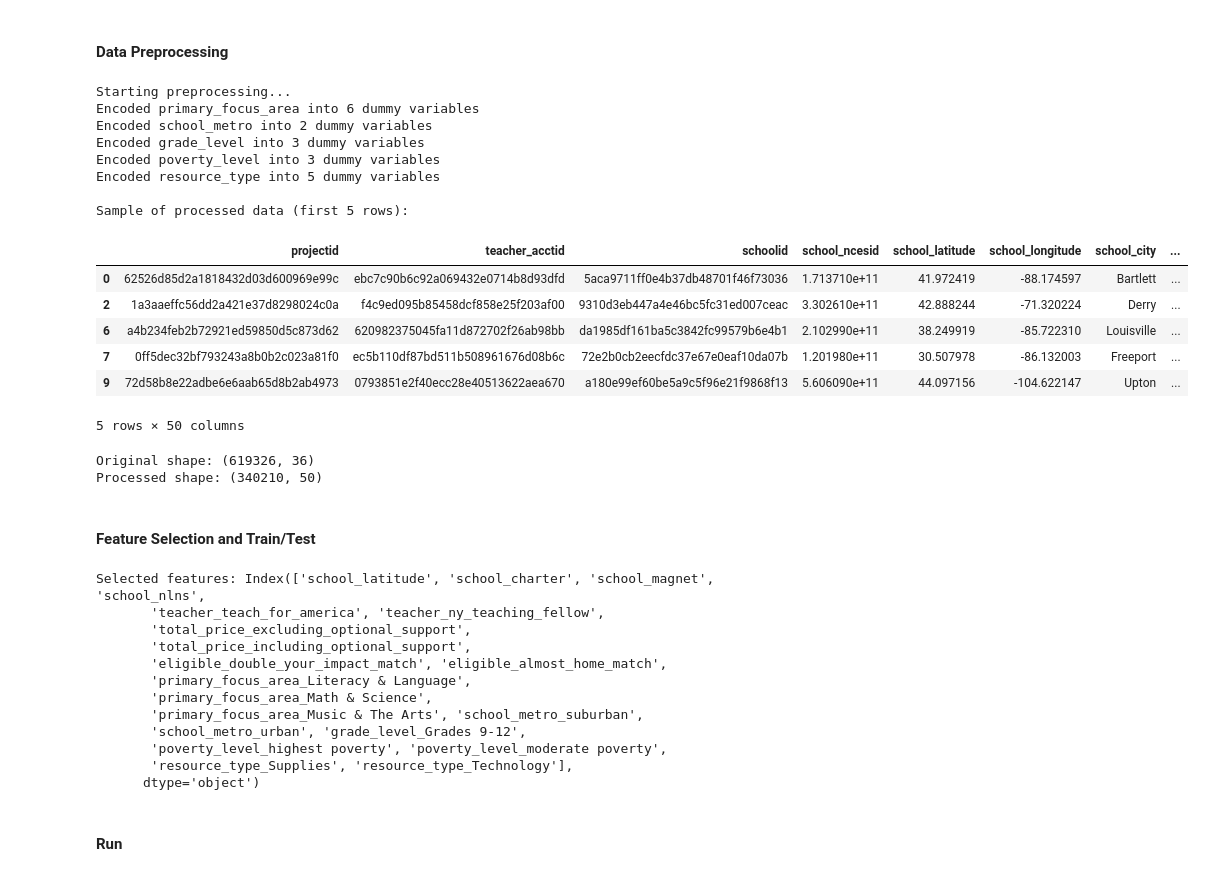
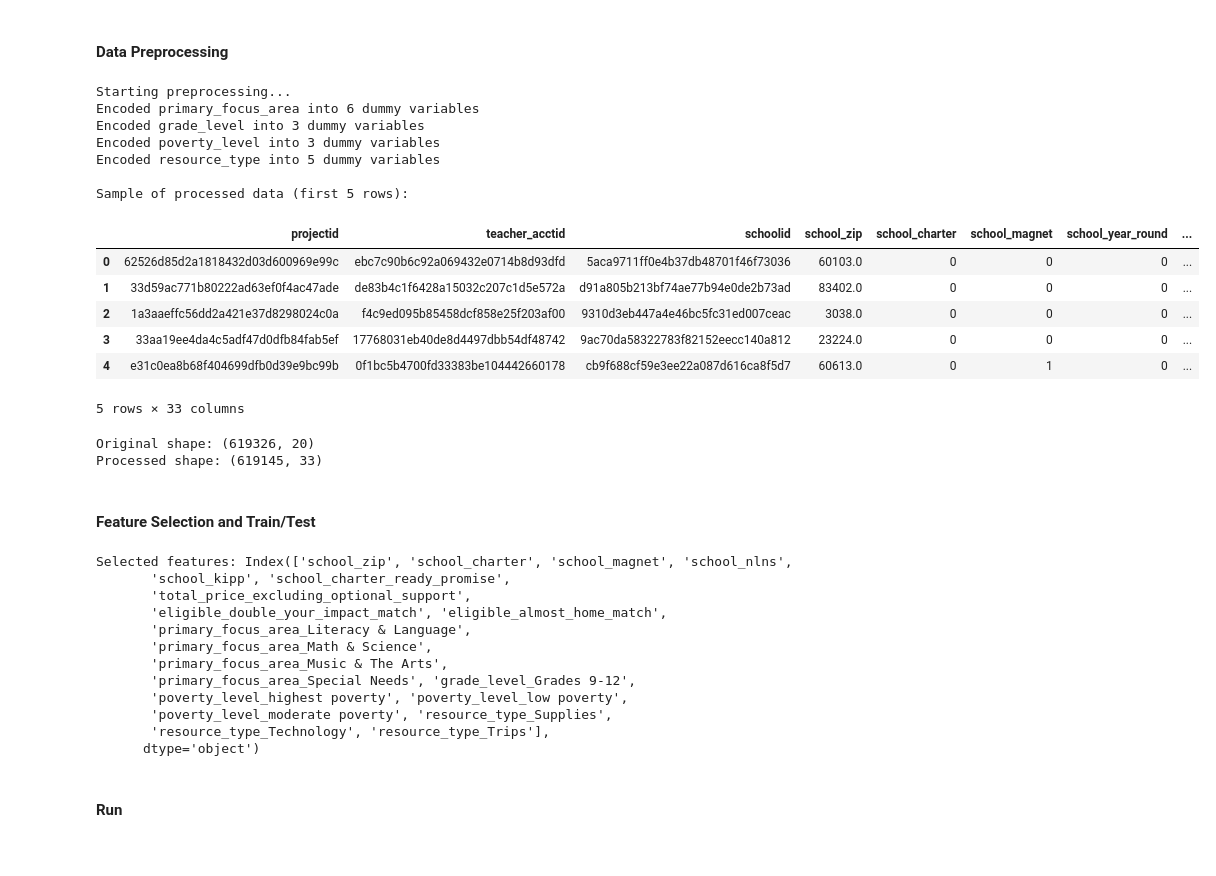
Before and after one commit to pazare/super-ml-project, a Jupyter notebook: myPipeline.ipynb, the cells around one changed output. Saved outputs shown, nothing was run; the diff lists cells and outputs as text; code cells hidden in the pictures.

```diff
--- a/myPipeline.ipynb
+++ b/myPipeline.ipynb
@@ -35,8 +35,22 @@ outcomes_df = pd.read_csv('Datasets/outcomes.csv')
 # Merge datasets on project ID
 df = pd.merge(projects_df, outcomes_df[['projectid', 'fully_funded']], on='projectid', how='inner')
 
+# Drop columns
+columns_to_drop = [
+    'school_ncesid', 'school_latitude', 'school_longitude', 'school_city',
+    'school_state', 'school_metro', 'school_district', 'school_county',
+    'total_price_including_optional_support', 'teacher_prefix',
+    'teacher_teach_for_america','teacher_ny_teaching_fellow',
+    'secondary_focus_subject', 'secondary_focus_area', 'primary_focus_subject',
+    'fulfillment_labor_materials'
+    ]
+df.drop(columns=columns_to_drop, inplace=True)
+
 # Display basic information
 print("Dataset shape:", df.shape)
+print(f"\nColumn names ({len(df.columns)}):")
+print(df.columns.tolist())
+
 print("\nFirst few rows:")
-df.head()
+df.head(3).T
 # %% [output]
@@ -123,13 +150,7 @@ def preprocess_data(df, columns_to_encode):
         'teacher_teach_for_america',
         'teacher_ny_teaching_fellow',
         'eligible_double_your_impact_match',
-        'eligible_almost_home_match',
-        'great_chat',
-        'at_least_1_teacher_referred_donor',
-        'at_least_1_green_donation',
-        'three_or_more_non_teacher_referred_donors',
-        'one_non_teacher_referred_donor_giving_100_plus',
-        'donation_from_thoughtful_donor'
+        'eligible_almost_home_match'
     ]
 
     for col in bool_columns:
@@ -144,43 +165,42 @@ try:
 
     columns_to_encode = [
         'primary_focus_area',
         'school_metro',
         'grade_level',
         'poverty_level',
         'resource_type'
     ]
 
     # Process the data
     processed_df = preprocess_data(df, columns_to_encode)
 
     # Display sample of processed data
     print("\nSample of processed data (first 5 rows):")
     display(processed_df.head())
 
     # Show shape before and after
     print(f"\nOriginal shape: {df.shape}")
     print(f"Processed shape: {processed_df.shape}")
 
 except Exception as e:
     print(f"An error occurred: {str(e)}")
 # %% [output]
 Starting preprocessing...
 Encoded primary_focus_area into 6 dummy variables
-Encoded school_metro into 2 dummy variables
 Encoded grade_level into 3 dummy variables
 Encoded poverty_level into 3 dummy variables
 Encoded resource_type into 5 dummy variables
 
 Sample of processed data (first 5 rows):
-|  | projectid | teacher_acctid | schoolid | school_ncesid | school_latitude | school_longitude | school_city | ... |
-| 0 | 62526d85d2a1818432d03d600969e99c | ebc7c90b6c92a069432e0714b8d93dfd | 5aca9711ff0e4b37db48701f46f73036 | 1.713710e+11 | 41.972419 | -88.174597 | Bartlett | ... |
-| 2 | 1a3aaeffc56dd2a421e37d8298024c0a | f4c9ed095b85458dcf858e25f203af00 | 9310d3eb447a4e46bc5fc31ed007ceac | 3.302610e+11 | 42.888244 | -71.320224 | Derry | ... |
-| 6 | a4b234feb2b72921ed59850d5c873d62 | 620982375045fa11d872702f26ab98bb | da1985df161ba5c3842fc99579b6e4b1 | 2.102990e+11 | 38.249919 | -85.722310 | Louisville | ... |
-| 7 | 0ff5dec32bf793243a8b0b2c023a81f0 | ec5b110df87bd511b508961676d08b6c | 72e2b0cb2eecfdc37e67e0eaf10da07b | 1.201980e+11 | 30.507978 | -86.132003 | Freeport | ... |
-| 9 | 72d58b8e22adbe6e6aab65d8b2ab4973 | 0793851e2f40ecc28e40513622aea670 | a180e99ef60be5a9c5f96e21f9868f13 | 5.606090e+11 | 44.097156 | -104.622147 | Upton | ... |
+|  | projectid | teacher_acctid | schoolid | school_zip | school_charter | school_magnet | school_year_round | ... |
+| 0 | 62526d85d2a1818432d03d600969e99c | ebc7c90b6c92a069432e0714b8d93dfd | 5aca9711ff0e4b37db48701f46f73036 | 60103.0 | 0 | 0 | 0 | ... |
+| 1 | 33d59ac771b80222ad63ef0f4ac47ade | de83b4c1f6428a15032c207c1d5e572a | d91a805b213bf74ae77b94e0de2b73ad | 83402.0 | 0 | 0 | 0 | ... |
+| 2 | 1a3aaeffc56dd2a421e37d8298024c0a | f4c9ed095b85458dcf858e25f203af00 | 9310d3eb447a4e46bc5fc31ed007ceac | 3038.0 | 0 | 0 | 0 | ... |
+| 3 | 33aa19ee4da4c5adf47d0dfb84fab5ef | 17768031eb40de8d4497dbb54df48742 | 9ac70da58322783f82152eecc140a812 | 23224.0 | 0 | 0 | 0 | ... |
+| 4 | e31c0ea8b68f404699dfb0d39e9bc99b | 0f1bc5b4700fd33383be104442660178 | cb9f688cf59e3ee22a087d616ca8f5d7 | 60613.0 | 0 | 1 | 0 | ... |
-5 rows × 50 columns
+5 rows × 33 columns
-Original shape: (619326, 36)
-Processed shape: (340210, 50)
+Original shape: (619326, 20)
+Processed shape: (619145, 33)
 # %%
 # # TODO learn feature selection
 
@@ -211,7 +231,7 @@ Processed shape: (340210, 50)
 # %% [markdown]
 #### Feature Selection and Train/Test
 # %%
-X = processed_df.drop(['fully_funded','projectid','teacher_acctid','schoolid','school_ncesid'], axis=1)
+X = processed_df.drop(['fully_funded','projectid','teacher_acctid','schoolid'], axis=1)
 
 X = X.select_dtypes(exclude=['object', 'bool'])
 y = processed_df['fully_funded']
@@ -231,17 +251,17 @@ X_test_selected = selector.transform(X_test)
 selected_features = X.columns[selector.get_support()]
 print("Selected features:", selected_features)
 # %% [output]
-Selected features: Index(['school_latitude', 'school_charter', 'school_magnet', 'school_nlns',
-       'teacher_teach_for_america', 'teacher_ny_teaching_fellow',
+Selected features: Index(['school_zip', 'school_charter', 'school_magnet', 'school_nlns',
+       'school_kipp', 'school_charter_ready_promise',
        'total_price_excluding_optional_support',
-       'total_price_including_optional_support',
        'eligible_double_your_impact_match', 'eligible_almost_home_match',
        'primary_focus_area_Literacy & Language',
        'primary_focus_area_Math & Science',
-       'primary_focus_area_Music & The Arts', 'school_metro_suburban',
-       'school_metro_urban', 'grade_level_Grades 9-12',
-       'poverty_level_highest poverty', 'poverty_level_moderate poverty',
-       'resource_type_Supplies', 'resource_type_Technology'],
+       'primary_focus_area_Music & The Arts',
+       'primary_focus_area_Special Needs', 'grade_level_Grades 9-12',
+       'poverty_level_highest poverty', 'poverty_level_low poverty',
+       'poverty_level_moderate poverty', 'resource_type_Supplies',
+       'resource_type_Technology', 'resource_type_Trips'],
       dtype='object')
 # %%
 def train_and_evaluate_model(model, X_train, X_test, y_train, y_test):
```
Also changed, not shown: parts of 4 cells of this notebook.
